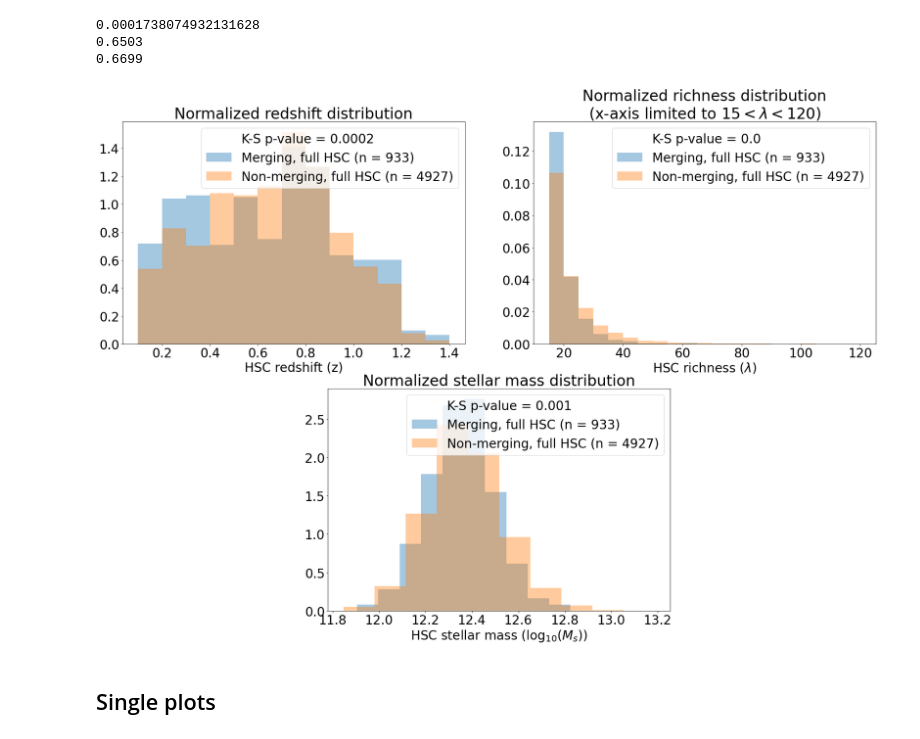
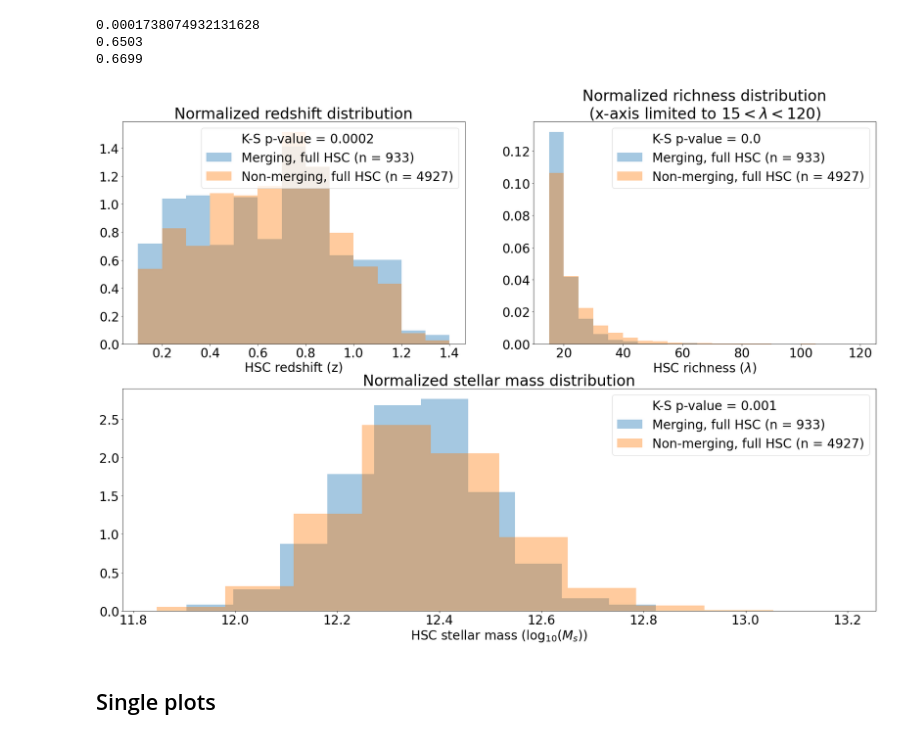
Before and after one commit to Jupiter1994/hsc-miscentering, a Jupyter notebook: Crossmatch_Properties.ipynb, the cells around one changed output. Saved outputs shown, nothing was run; the diff lists cells and outputs as text; code cells hidden in the pictures.

```diff
--- a/Crossmatch_Properties.ipynb
+++ b/Crossmatch_Properties.ipynb
@@ -480,7 +525,7 @@ gs = gridspec.GridSpec(2, 4)
 gs.update(wspace=0.5)
 ax1 = fig.add_subplot(gs[0, :2])
 ax2 = fig.add_subplot(gs[0, 2:])
-ax3 = fig.add_subplot(gs[1, 1:3])
+ax3 = fig.add_subplot(gs[1, 0:4])
 
 ## set global font size
 #plt.patch.set_facecolor('white')
@@ -543,34 +588,34 @@ ax3.hist(masses_nonmerg_full, density=True, alpha=0.4, \
          label=f'Non-merging, full HSC (n = {np.sum(~is_merging_full)})')
 ax3.plot([], [], ' ', label=f'K-S p-value = {pval_masses_merg_non_full}')
 
 ax3.set_xlabel('HSC stellar mass ($\log_{10}(M_s)$)')
 ax3.set_title(f'Normalized stellar mass distribution')
 ax3.legend()
 
 # ax[1,0].hist(HSC_cat[idx[in_crossmatch]][is_merging_cm][:,4], density=True, alpha=0.4, \
 #          label=f'Merging, cross-match (n = {np.sum(is_merging_cm)})')
 # ax[1,0].hist(HSC_cat[idx[in_crossmatch]][~is_merging_cm][:,4], density=True, alpha=0.4, \
 #          label=f'Non-merging, cross-match (n = {np.sum(~is_merging_cm)})')
 # ax[1,0].set_xlabel('HSC stellar mass ($\log_{10}(M_s)$)')
 # ax[1,0].set_title(f'Normalized stellar mass distribution')
 # ax[1,0].legend()
 
 # ## SNR of SZ signal
 # SNR_min = 4
 # SNR_max = 28
 # SNR_bins = np.arange(SNR_min, SNR_max, 2)
 
 # ax[1,1].hist(ACT_cat['SNR'][in_crossmatch][is_merging_cm], bins=SNR_bins, density=True, alpha=0.4, \
 #          label=f'Merging, cross-match (n = {np.sum(is_merging_cm)})')
 # ax[1,1].hist(ACT_cat['SNR'][in_crossmatch][~is_merging_cm], bins=SNR_bins, density=True, alpha=0.4, \
 #          label=f'Non-merging, cross-match (n = {np.sum(~is_merging_cm)})')
 # ax[1,1].set_xlabel('ACT signal-to-noise ratio (SNR)')
 # ax[1,1].set_title(f'Normalized ACT SNR distribution (x-axis limited to {SNR_min} < SNR < {SNR_bins[-1]})')
 # ax[1,1].legend()
 
 fig.savefig("Figures/Cross_Matching/Properties/Merging_vs_non_full", bbox_inches='tight')
 # %% [output]
-[figure, old version]
+[figure, new version]
 # %% [markdown]
 ## Single plots
 # %%
```
Also changed, not shown: parts of 11 cells of this notebook, 1 other file.
